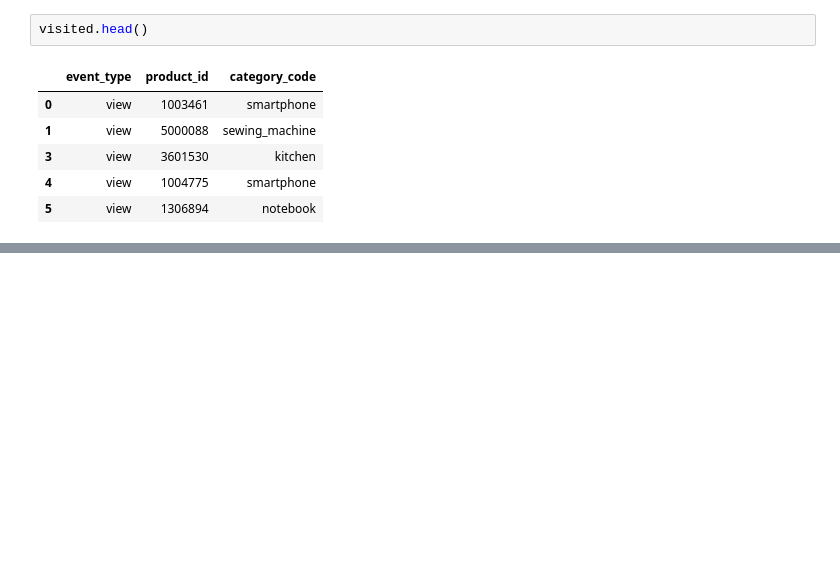
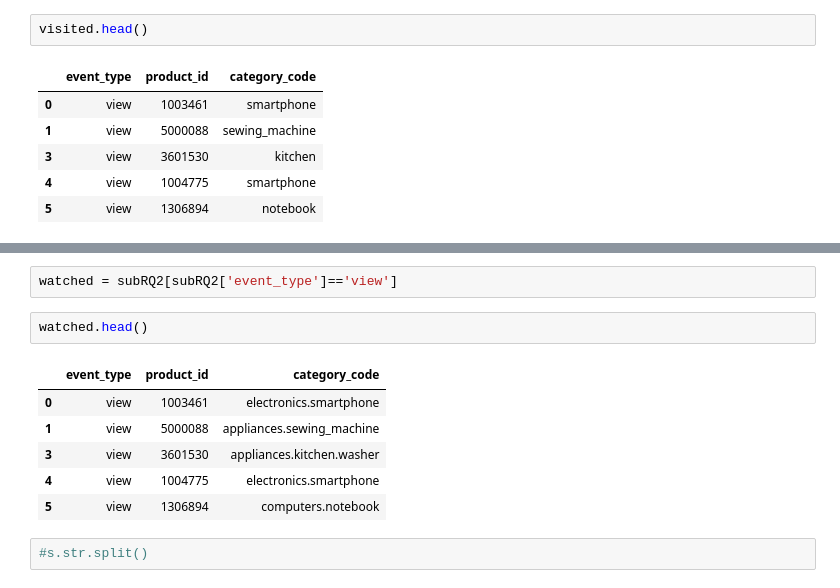
Before and after one commit to LA200/ADM_HW2, a Jupyter notebook: HW2 ADM.ipynb, the cells around one changed output, grey strips where cells are left out. Drawn from its saved outputs; the diff is of its cells as text; blank space fills up the shorter version.

```diff
--- a/HW2 ADM.ipynb
+++ b/HW2 ADM.ipynb
@@ -320,0 +373,13 @@ Name: product_id, dtype: int64
+# %%
+watched = subRQ2[subRQ2['event_type']=='view']
+# %%
+watched.head()
+# %% [output]
+|  | event_type | product_id | category_code |
+| 0 | view | 1003461 | electronics.smartphone |
+| 1 | view | 5000088 | appliances.sewing_machine |
+| 3 | view | 3601530 | appliances.kitchen.washer |
+| 4 | view | 1004775 | electronics.smartphone |
+| 5 | view | 1306894 | computers.notebook |
+# %%
+#s.str.split()
```
Also changed, not shown: parts of 31 cells of this notebook.
